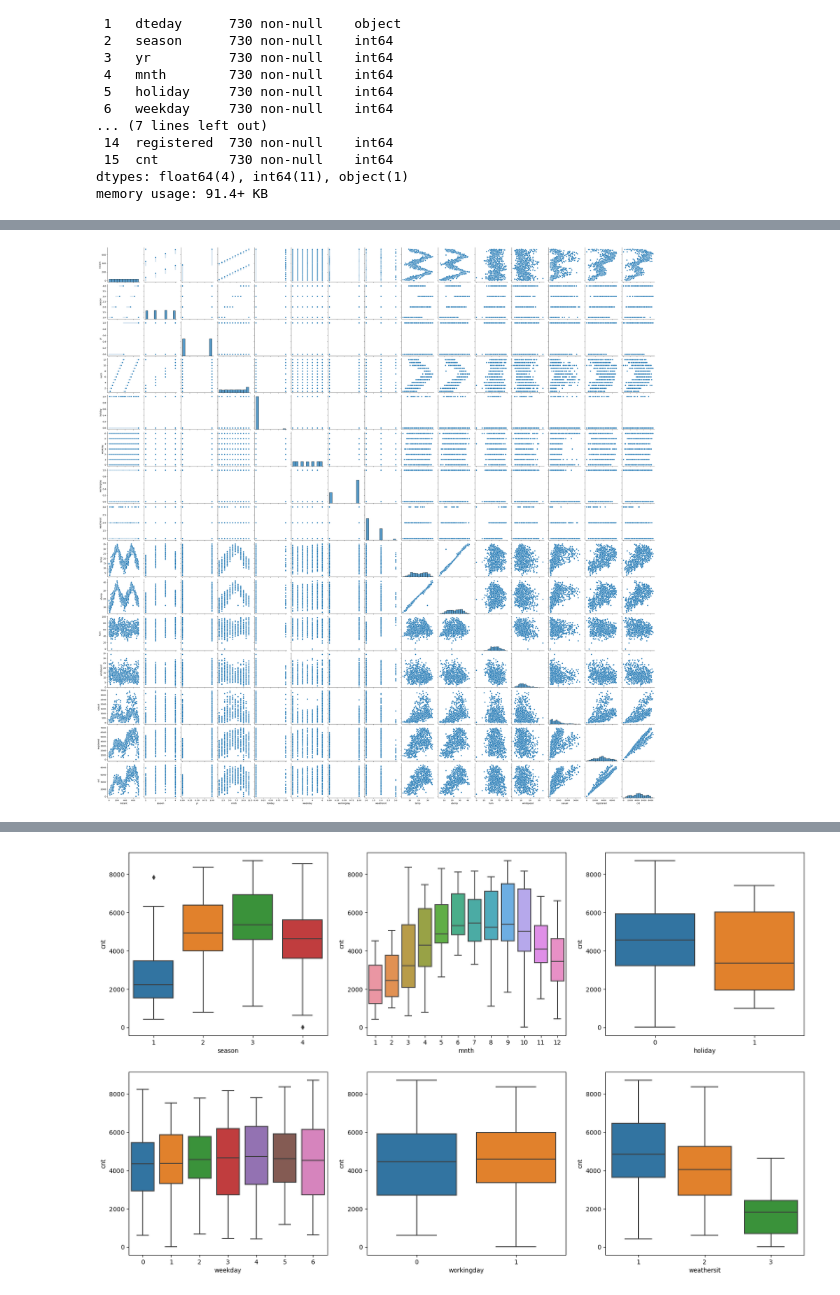
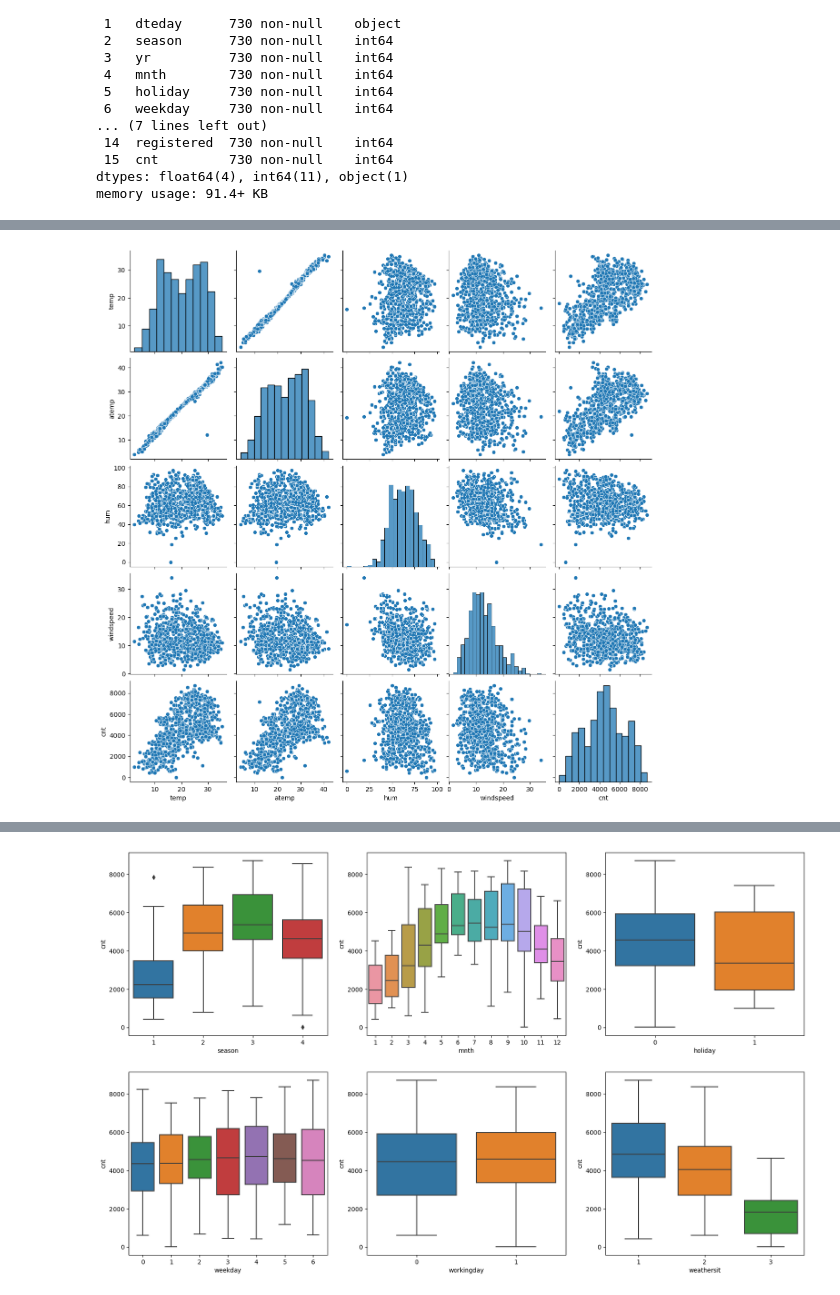
Before and after one commit to maniteja6799/bike_sharing_assignment, a Jupyter notebook: BikeSharing-LinearRegression.ipynb, the cells around one changed output, grey strips where cells are left out. Saved outputs shown, nothing was run; the diff lists cells and outputs as text; code cells hidden in the pictures.

```diff
--- a/BikeSharing-LinearRegression.ipynb
+++ b/BikeSharing-LinearRegression.ipynb
@@ -78,5 +83,5 @@ bike_data_df.describe()
 # %%
-sns.pairplot(bike_data_df)
+sns.pairplot(bike_data_df, vars=['temp', 'atemp', 'hum', 'windspeed', 'cnt'])
 plt.show()
 # %% [output]
-[figure, old version]
+[figure, new version]
```
Also changed, not shown: parts of 63 cells of this notebook.
